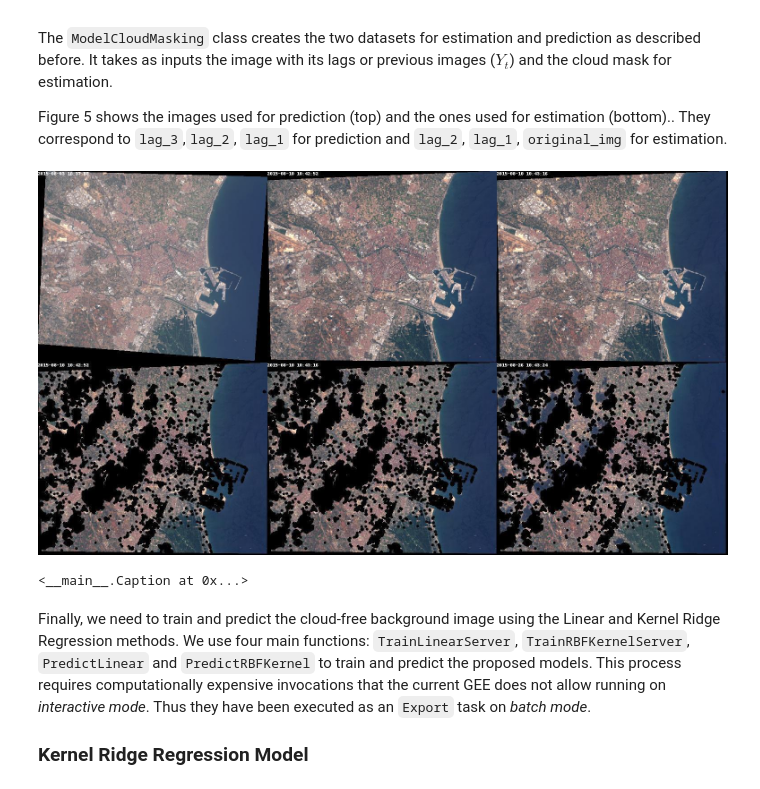
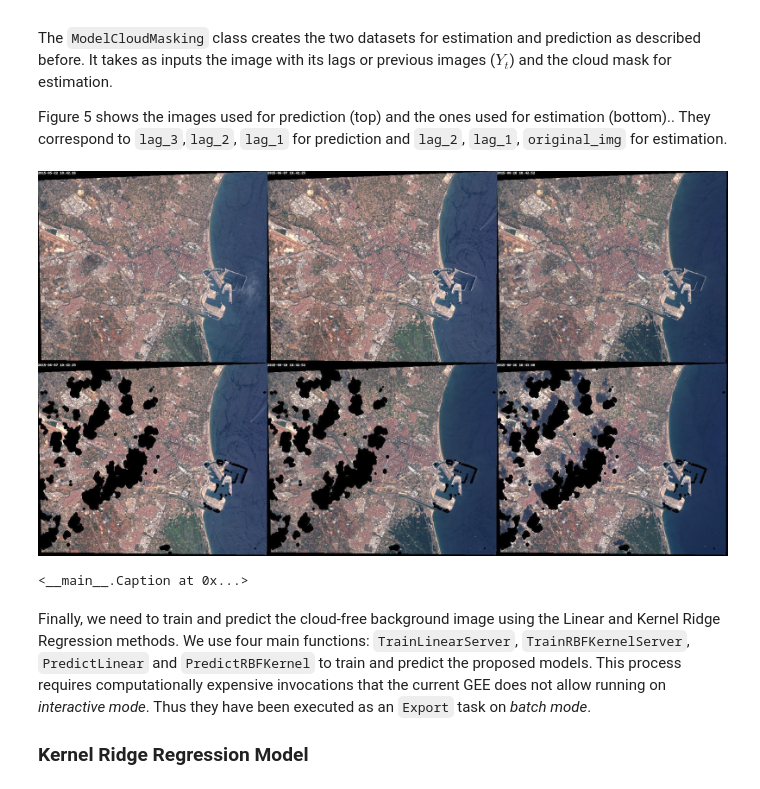
Before and after one commit to IPL-UV/ee_ipl_uv, a Jupyter notebook: examples/multitemporal_cloud_masking_sample.ipynb, the cells around one changed output. Drawn from its saved outputs; the diff is of its cells as text; code cells hidden in the pictures.

```diff
--- a/examples/multitemporal_cloud_masking_sample.ipynb
+++ b/examples/multitemporal_cloud_masking_sample.ipynb
@@ -49,13 +55,14 @@ from ee_ipl_uv import time_series_operations
 from ee_ipl_uv import time_series_show
 from ee_ipl_uv import predefined_cloud_algorithms
 from ee_ipl_uv import converters
-
+from ee_ipl_uv import image_wrapper
 
 ee.Initialize()
 
 # Select image to remove clouds
-image_index = "LC81990332015238LGN00"
-image_predict_clouds = ee.Image('LANDSAT/LC8_L1T_TOA_FMASK/'+image_index)
+image_index = "LC08_199032_20150826"
+image_collection_name = 'LANDSAT/LC08/C01/T1_TOA/'
+image_predict_clouds = ee.Image(image_collection_name+image_index)
 bands_original = image_predict_clouds.bandNames().getInfo()
 
 # Select region of interest
@@ -94,10 +101,14 @@ For each image of interest, we need to select a number (e.g. n=3) of past cloud-
 ### Inspection of cloud cover from the previous images
 We inspect the previous images using the `PreviousImagesWithCC` function, which provides the cloud cover over the region of interest computed from the Quality Assessment band (QABand) that is included within the Landsat image.
 # %%
-imcoll = multitemporal_cloud_masking.PreviousImagesWithCC(image_predict_clouds,
+
+image_wrap = image_wrapper.L8L1TImage(image_index,image_collection_name)
+
+imcoll = multitemporal_cloud_masking.PreviousImagesWithCC(image_wrap,
                                                           region_of_interest=region_of_interest,
-                                                          NUMBER_IMAGES=8,
-                                                         include_img=True)
+                                                          NUMBER_IMAGES=8)
+
+# print(imcoll.size().getInfo())
 
 def recortar(img):
     return img.clip(region_of_interest)
@@ -108,7 +119,7 @@ image_col = download.DownloadImageCollectionThumb(imcoll.map(recortar),
 
 #concat all images
 imagenes_previas = image_col.image_name
-imagen = download.MosaicImageList(imagenes_previas,[3,4])
+imagen = download.MosaicImageList(imagenes_previas,[2,4])
 
 
 display(Image(imagen),Caption('Previous Landsat images (first 11 images) and image of interest (last image)'))
@@ -150,10 +162,14 @@ display(plt.gcf(),
 The function `SelectImagesTraining` automatically selects the most recent images without clouds (`num_images`) within the current Landsat 8 image collection using the cloud cover calculated from the QABand. It creates a new image (image_with_lags) by stacking the cloudy image and the previous cloud-free images (e.g. max_lags=3).
 # %%
 # Select a number of scenes (max_lags) previous to the selected images and stack all those images together with this on bands
+# from imp import reload
+# reload(multitemporal_cloud_masking)
+# reload(image_wrapper)
 max_lags = 3
-image_with_lags = multitemporal_cloud_masking.SelectImagesTraining(image_predict_clouds,
+image_with_lags = multitemporal_cloud_masking.SelectImagesTraining(image_wrap,
                                                                    region_of_interest=region_of_interest,
-                                                                   num_images=max_lags)
+                                                                   num_images=max_lags,
+                                                                   threshold_cc=5)
 # %% [markdown]
 #### Show selected images and its dates
 `image_with_lags` contains the image of interest together with its previously selected cloud-free images (lags) from the time series. Properties of each image are included on the metadata. As an example we show how to provide the acquisition dates:
@@ -195,7 +211,7 @@ display(Image(img_file),Caption(' Cloudy image to process (right) together with
 
 The model, detailed in [Gómez-Chova et al. 2017](http://dx.doi.org/10.1117/1.JRS.11.015005), makes use of a preliminary cloud mask in order to select only cloud-free pixels to fit a model and estimate a background cloud-free image for the date of interest. The proposed method not only tries to improve the final cloud mask but also the estimated cloud-free image. We will use the `QABand` of Landsat which includes a preliminary cloud mask. This cloud mask is dilated (using a growing of 3-pixels in order to avoid misclassified pixels in the boundaries of the clouds) to get the pre-computed cloud mask used for estimation in the proposed model.
 # %%
-clouds_original = image_predict_clouds.select('BQA').bitwiseAnd(int('1010000000000000',2)).gt(0)
+clouds_original = image_predict_clouds.select('BQA').bitwiseAnd(int('0000000000010000',2)).gt(0)
 #clouds_original = image_predict_clouds.select("fmask").eq(2)
 #clouds_original = clouds_original.where(image_predict_clouds.select("fmask").eq(4),2)
 
@@ -246,27 +262,27 @@ The `ModelCloudMasking` class creates the two datasets for estimation and predic
 
 Figure 5 shows the images used for prediction (top) and the ones used for estimation (bottom).. They correspond to `lag_3`,`lag_2`, `lag_1` for prediction and `lag_2`, `lag_1`, `original_img` for estimation.
 # %%
-bands_model = ["B1","B2", "B3", "B4", "B5", "B6", "B7","B8","B9","B10", "B11"]
+bands_model = ["B1","B2", "B3", "B4", "B5", "B6", "B7","B9","B10", "B11"]
 modelo = multitemporal_cloud_masking.ModelCloudMasking(image_with_lags,bands_model,
                                                        clouds,max_lags,region_of_interest)
 
 img_file_pred = time_series_show.ShowLaggedThumbs(image_with_lags.clip(region_of_interest),
                                                  range(1,max_lags+1),
                                                  bands=["B4","B3","B2"],
                                                  params={"max":.3})
 img_file_est = time_series_show.ShowLaggedThumbs(modelo.img_est.clip(region_of_interest),
                                                  range(0,max_lags),
                                                  bands=["B4","B3","B2"],
                                                  params={"max":.3})
 
 img_files_pred_est = download.MosaicImageList([img_file_pred,img_file_est],
                                               [2,1])
 display(Image(img_files_pred_est),
         Caption('Images for prediction (top). '+
                 'Images for estimation with the grown cloud mask from the QABand (bottom). '+
                 'Note that a different image set is used on each row, lag_3, lag_2, lag_1 for prediction and lag_2, lag_1, original_img for estimation. Additionally, we can observe in the images used for estimation that we also mask the cloudy pixels in all the previous images.'))
 # %% [output]
-[figure, old version]
+[figure, new version]
 <__main__.Caption at 0x...>
 # %% [markdown]
 
```
Also changed, not shown: parts of 13 cells of this notebook, 13 other files.
